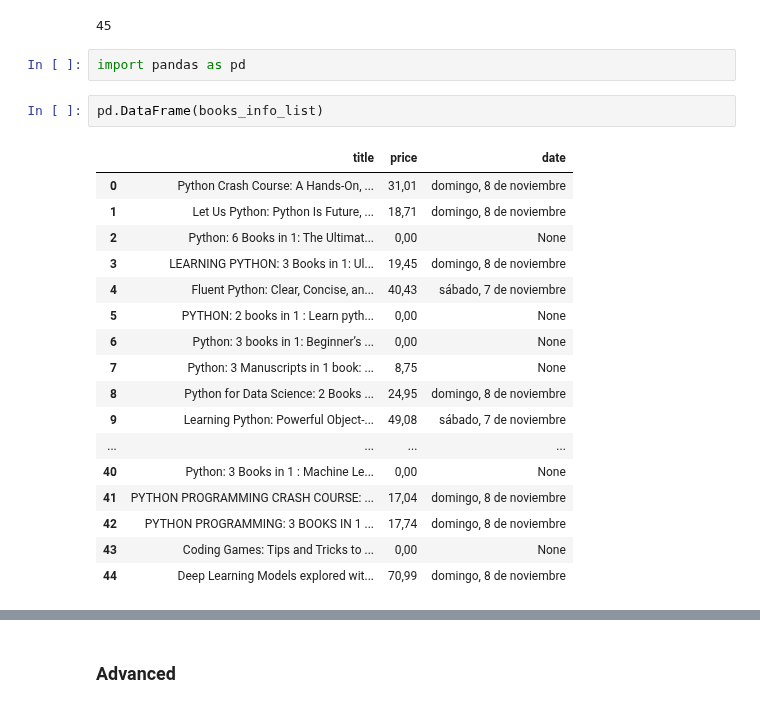
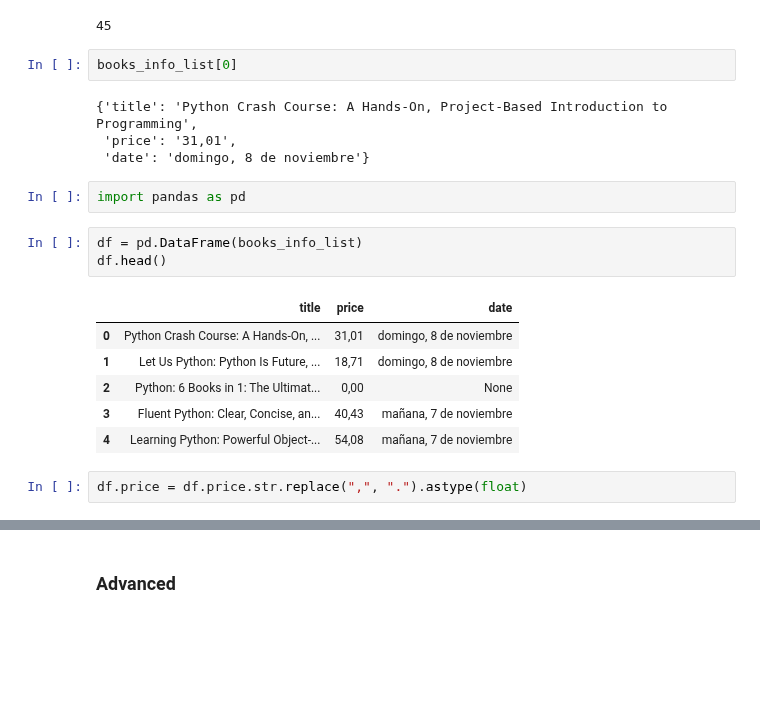
Before and after one commit to sheriffff/teaching-ironhack-data-madrid-2020, a Jupyter notebook: week_03/03-scraping.ipynb, the cells around one changed output, grey strips where cells are left out. Drawn from its saved outputs; the diff is of its cells as text; blank space fills up the shorter version.

```diff
--- a/week_03/03-scraping.ipynb
+++ b/week_03/03-scraping.ipynb
@@ -374,25 +411,23 @@ there was a problem
 len(books_info_list)
 # %% [output]
 45
+# %%
+books_info_list[0]
+# %% [output]
+{'title': 'Python Crash Course: A Hands-On, Project-Based Introduction to Programming',
+ 'price': '31,01',
+ 'date': 'domingo, 8 de noviembre'}
 # %%
 import pandas as pd
-# %%
-pd.DataFrame(books_info_list)
-# %% [output]
-|  | title | price | date |
-| 0 | Python Crash Course: A Hands-On, ... | 31,01 | domingo, 8 de noviembre |
-| 1 | Let Us Python: Python Is Future, ... | 18,71 | domingo, 8 de noviembre |
-| 2 | Python: 6 Books in 1: The Ultimat... | 0,00 | None |
-| 3 | LEARNING PYTHON: 3 Books in 1: Ul... | 19,45 | domingo, 8 de noviembre |
-| 4 | Fluent Python: Clear, Concise, an... | 40,43 | sábado, 7 de noviembre |
-| 5 | PYTHON: 2 books in 1 : Learn pyth... | 0,00 | None |
-| 6 | Python: 3 books in 1: Beginner’s ... | 0,00 | None |
-| 7 | Python: 3 Manuscripts in 1 book: ... | 8,75 | None |
-| 8 | Python for Data Science: 2 Books ... | 24,95 | domingo, 8 de noviembre |
-| 9 | Learning Python: Powerful Object-... | 49,08 | sábado, 7 de noviembre |
-| ... | ... | ... | ... |
-| 40 | Python: 3 Books in 1 : Machine Le... | 0,00 | None |
-| 41 | PYTHON PROGRAMMING CRASH COURSE: ... | 17,04 | domingo, 8 de noviembre |
-| 42 | PYTHON PROGRAMMING: 3 BOOKS IN 1 ... | 17,74 | domingo, 8 de noviembre |
-| 43 | Coding Games: Tips and Tricks to ... | 0,00 | None |
-| 44 | Deep Learning Models explored wit... | 70,99 | domingo, 8 de noviembre |
+# %%
+df = pd.DataFrame(books_info_list)
+df.head()
+# %% [output]
+|  | title | price | date |
+| 0 | Python Crash Course: A Hands-On, ... | 31,01 | domingo, 8 de noviembre |
+| 1 | Let Us Python: Python Is Future, ... | 18,71 | domingo, 8 de noviembre |
+| 2 | Python: 6 Books in 1: The Ultimat... | 0,00 | None |
+| 3 | Fluent Python: Clear, Concise, an... | 40,43 | mañana, 7 de noviembre |
+| 4 | Learning Python: Powerful Object-... | 54,08 | mañana, 7 de noviembre |
+# %%
+df.price = df.price.str.replace(",", ".").astype(float)
```
Also changed, not shown: parts of 24 cells of this notebook.
